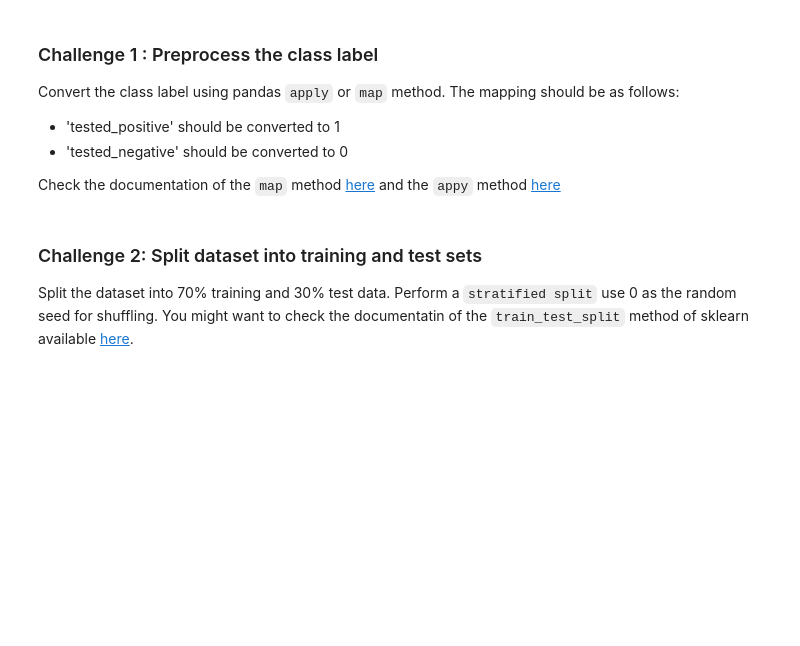
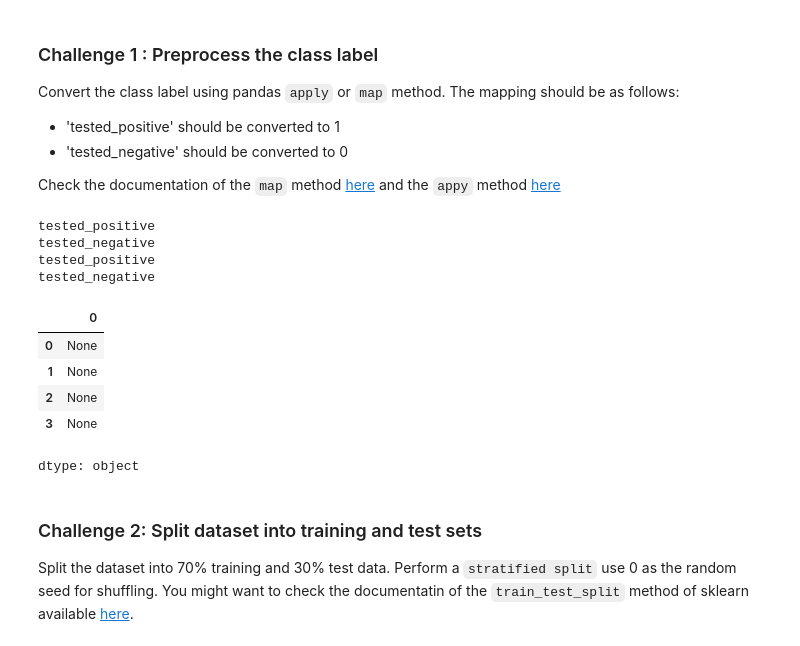
Before and after one commit to SOARPN/CUS_752_SPRING_2026, a Jupyter notebook: Problem_set_05_ModelEvaluation.ipynb, the cells around one changed output. Drawn from its saved outputs; the diff is of its cells as text; code cells hidden in the pictures; blank space fills up the shorter version.

```diff
--- a/Problem_set_05_ModelEvaluation.ipynb
+++ b/Problem_set_05_ModelEvaluation.ipynb
@@ -164,6 +180,19 @@ Convert the class label using pandas `apply` or `map` method. The mapping should
 Check the documentation of the `map` method [here](https://pandas.pydata.org/pandas-docs/stable/reference/api/pandas.Series.map.html) and the `appy` method [here](https://pandas.pydata.org/pandas-docs/stable/reference/api/pandas.Series.apply.html#pandas.Series.apply)
 # %%
 # Implement Challenge 1 here.
+s = pd.Series(['tested_positive', 'tested_negative', 'tested_positive', 'tested_negative'])
+s.map(print)
+# %% [output]
+tested_positive
+tested_negative
+tested_positive
+tested_negative
+|  | 0 |
+| 0 | None |
+| 1 | None |
+| 2 | None |
+| 3 | None |
+dtype: object
 # %% [markdown]
 ### Challenge 2:  Split dataset into training and test sets
 
```
Also changed, not shown: parts of 6 cells of this notebook.
